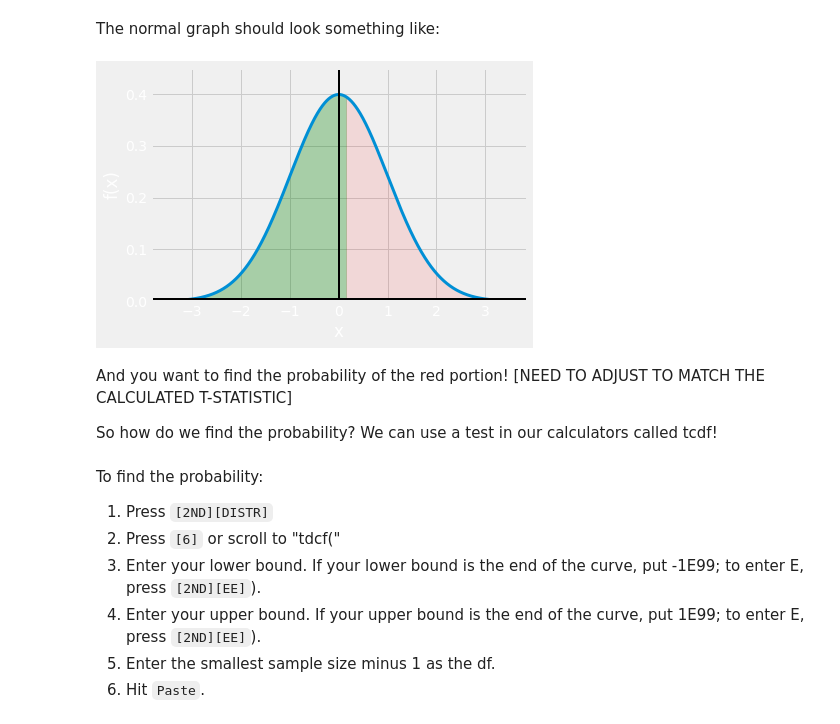
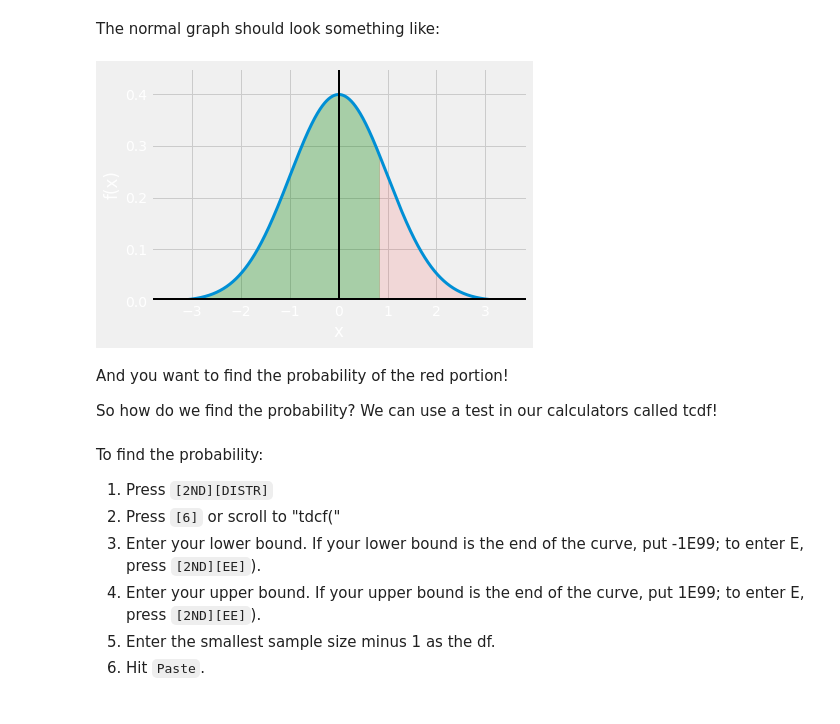
Before and after one commit to ds-modules/CalTeach-FA22, a Jupyter notebook: avocado/avocado_analysis.ipynb, the cells around one changed output. Drawn from its saved outputs; the diff is of its cells as text; code cells hidden in the pictures.

```diff
--- a/avocado/avocado_analysis.ipynb
+++ b/avocado/avocado_analysis.ipynb
@@ -278,18 +242,3 @@ plt.show()
 This is a standard normal curve. The mean is at the middle line where $x=0$.
 
 Let’s now try to graph where a generic t-statistic would land from both ends of the mean – let’s say t-statistic = 1.
-# %%
-fig, ax = plt.subplots()
-plt.style.use('fivethirtyeight')
-x = np.arange(-3.5, 3.5, 0.001)
-y = norm.pdf(x)
-ax.plot(x, y, linewidth=3)
-ax.fill_between(x, y, 0, where = (x >= -1) & (x <= 1), alpha=0.3, color='g')
-ax.fill_between(x, y, 0, where = (x <= -1), alpha=0.1, color='r')
-ax.fill_between(x, y, 0, where = (x >= 1), alpha=0.1, color='r')
-ax.set_ylim(0, 0.45)
-plt.axvline(x=0, linewidth=2, color="black")
-plt.axhline(y=0, linewidth=6, color="black")
-ax.set_xlabel('x')
-ax.set_ylabel('f(x)')
-plt.show()
@@ -308,24 +259,12 @@ Describe what portion of the normal curve you are wanting to find the probabilit
 <code><b>Double-click to replace this and type your answer here!</b></code>
 # %% [markdown]
 The normal graph should look something like:
-# %%
-fig, ax = plt.subplots()
-plt.style.use('fivethirtyeight')
-x = np.arange(-3.5, 3.5, 0.001)
-y = norm.pdf(x)
-ax.plot(x, y, linewidth=3)
-ax.fill_between(x, y, 0, where = (x <= t), alpha=0.3, color='g')
-ax.fill_between(x, y, 0, where = (x >= t), alpha=0.1, color='r')
-ax.set_ylim(0, 0.45)
-plt.axvline(x=0, linewidth=2, color="black")
-plt.axhline(y=0, linewidth=6, color="black")
-ax.set_xlabel('x')
-ax.set_ylabel('f(x)')
-plt.show()
-# %% [output]
-[figure, removed]
+# %%
+plot_t(t)
+# %% [output]
+[figure, added]
 # %% [markdown]
-And you want to find the probability of the red portion! [NEED TO ADJUST TO MATCH THE CALCULATED T-STATISTIC]
+And you want to find the probability of the red portion!
 
 So how do we find the probability? We can use a test in our calculators called tcdf!
 # %% [markdown]
```
Also changed, not shown: parts of 16 cells of this notebook.
